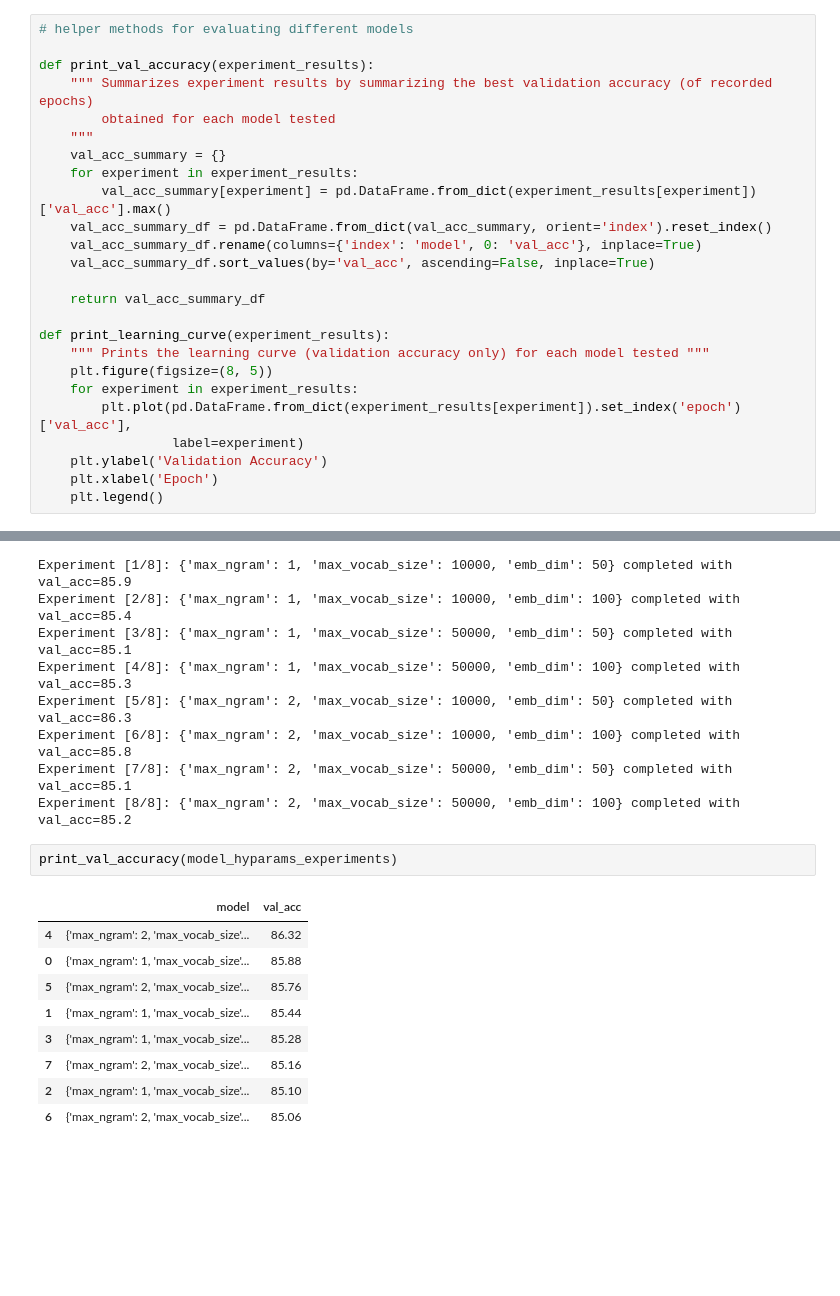
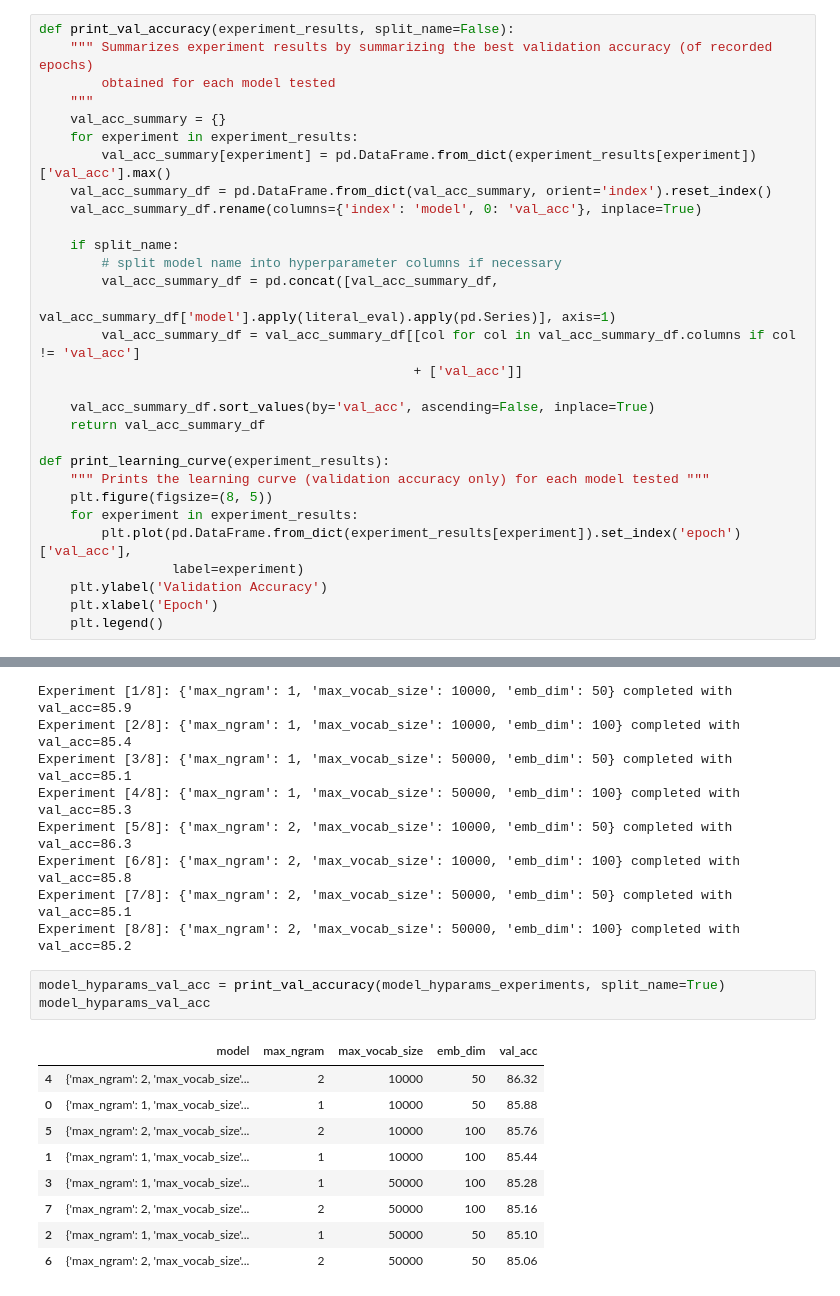
Before and after one commit to nyjgary/nlp-sentiment-analysis, a Jupyter notebook: nlp-sentiment-analysis.ipynb, the cells around one changed output, grey strips where cells are left out. Drawn from its saved outputs; the diff is of its cells as text; blank space fills up the shorter version.

Commit message:
Modified print_val_accuracy to return hyperparams as separate columns

```diff
--- a/nlp-sentiment-analysis.ipynb
+++ b/nlp-sentiment-analysis.ipynb
@@ -418,9 +419,7 @@ results_df.plot()
 # %% [markdown]
 ## Model Tuning
 # %%
-# helper methods for evaluating different models
-
-def print_val_accuracy(experiment_results):
+def print_val_accuracy(experiment_results, split_name=False):
     """ Summarizes experiment results by summarizing the best validation accuracy (of recorded epochs)
         obtained for each model tested
     """
@@ -429,8 +428,15 @@ def print_val_accuracy(experiment_results):
         val_acc_summary[experiment] = pd.DataFrame.from_dict(experiment_results[experiment])['val_acc'].max()
     val_acc_summary_df = pd.DataFrame.from_dict(val_acc_summary, orient='index').reset_index()
     val_acc_summary_df.rename(columns={'index': 'model', 0: 'val_acc'}, inplace=True)
+
+    if split_name:
+        # split model name into hyperparameter columns if necessary
+        val_acc_summary_df = pd.concat([val_acc_summary_df,
+                                        val_acc_summary_df['model'].apply(literal_eval).apply(pd.Series)], axis=1)
+        val_acc_summary_df = val_acc_summary_df[[col for col in val_acc_summary_df.columns if col != 'val_acc']
+                                                + ['val_acc']]
+
     val_acc_summary_df.sort_values(by='val_acc', ascending=False, inplace=True)
-
     return val_acc_summary_df
 
 def print_learning_curve(experiment_results):
@@ -656,15 +662,16 @@ Experiment [5/8]: {'max_ngram': 2, 'max_vocab_size': 10000, 'emb_dim': 50} compl
 Experiment [6/8]: {'max_ngram': 2, 'max_vocab_size': 10000, 'emb_dim': 100} completed with val_acc=85.8
 Experiment [7/8]: {'max_ngram': 2, 'max_vocab_size': 50000, 'emb_dim': 50} completed with val_acc=85.1
 Experiment [8/8]: {'max_ngram': 2, 'max_vocab_size': 50000, 'emb_dim': 100} completed with val_acc=85.2
-# %%
-print_val_accuracy(model_hyparams_experiments)
-# %% [output]
-|  | model | val_acc |
-| 4 | {'max_ngram': 2, 'max_vocab_size'... | 86.32 |
-| 0 | {'max_ngram': 1, 'max_vocab_size'... | 85.88 |
-| 5 | {'max_ngram': 2, 'max_vocab_size'... | 85.76 |
-| 1 | {'max_ngram': 1, 'max_vocab_size'... | 85.44 |
-| 3 | {'max_ngram': 1, 'max_vocab_size'... | 85.28 |
-| 7 | {'max_ngram': 2, 'max_vocab_size'... | 85.16 |
-| 2 | {'max_ngram': 1, 'max_vocab_size'... | 85.10 |
-| 6 | {'max_ngram': 2, 'max_vocab_size'... | 85.06 |
+# %%
+model_hyparams_val_acc = print_val_accuracy(model_hyparams_experiments, split_name=True)
+model_hyparams_val_acc
+# %% [output]
+|  | model | max_ngram | max_vocab_size | emb_dim | val_acc |
+| 4 | {'max_ngram': 2, 'max_vocab_size'... | 2 | 10000 | 50 | 86.32 |
+| 0 | {'max_ngram': 1, 'max_vocab_size'... | 1 | 10000 | 50 | 85.88 |
+| 5 | {'max_ngram': 2, 'max_vocab_size'... | 2 | 10000 | 100 | 85.76 |
+| 1 | {'max_ngram': 1, 'max_vocab_size'... | 1 | 10000 | 100 | 85.44 |
+| 3 | {'max_ngram': 1, 'max_vocab_size'... | 1 | 50000 | 100 | 85.28 |
+| 7 | {'max_ngram': 2, 'max_vocab_size'... | 2 | 50000 | 100 | 85.16 |
+| 2 | {'max_ngram': 1, 'max_vocab_size'... | 1 | 50000 | 50 | 85.10 |
+| 6 | {'max_ngram': 2, 'max_vocab_size'... | 2 | 50000 | 50 | 85.06 |
```
Also changed, not shown: parts of 2 cells of this notebook.
